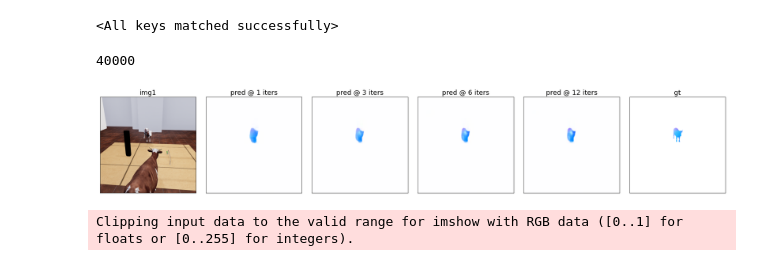
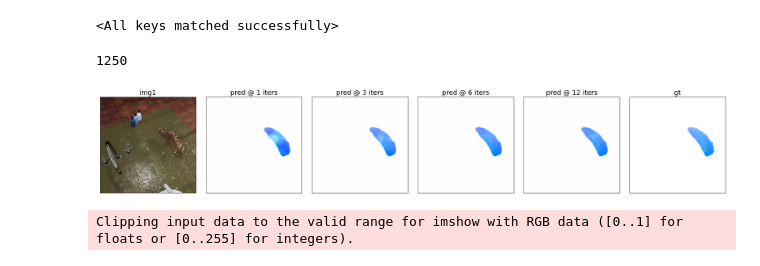
Before and after one commit to neuroailab/RAFT, a Jupyter notebook: notebooks/TDW_dataloading_020522.ipynb, the cells around one changed output. Drawn from its saved outputs; the diff is of its cells as text; code cells hidden in the pictures.

```diff
--- a/notebooks/TDW_dataloading_020522.ipynb
+++ b/notebooks/TDW_dataloading_020522.ipynb
@@ -151,17 +151,17 @@ net.load_state_dict(torch.load(load_path), strict=False)
 # net.eval()
 # %%
 tdw_dataset = raft_datasets.TdwFlowDataset(
-#     root='/data5/dbear/tdw_datasets/playroom_large_v3copy/',
+    root='/data5/dbear/tdw_datasets/playroom_large_v3copy/',
 #     root='/mnt/fs5/dbear/tdw_datasets/primitives_large_v1/',
-    root='/mnt/fs5/dbear/tdw_datasets/playroom_large_v3/',
-#     dataset_names=['model_split_4'],
-    dataset_names=['model_split_%d' % split for split in range(32)],
+#     root='/mnt/fs5/dbear/tdw_datasets/playroom_large_v3/',
+    dataset_names=['model_split_4'],
+#     dataset_names=['model_split_%d' % split for split in range(32)],
     filepattern="*",
     test_filepattern="*"
 )
 print(len(tdw_dataset))
 # %% [output]
-40000
+1250
 # %%
 def viz_raft_prediction(model, dataset, ex=0, iters=[1,12,24]):
     dataset.is_test = False
@@ -192,9 +192,9 @@ def viz_raft_prediction(model, dataset, ex=0, iters=[1,12,24]):
     plt.tight_layout()
     plt.show()
 # %%
-viz_raft_prediction(net, tdw_dataset, ex=4000, iters=[1,3,6,12])
+viz_raft_prediction(net, tdw_dataset, ex=1, iters=[1,3,6,12])
 # %% [output]
-[figure, old version]
+[figure, new version]
 # %%
 def normalize(img):
     return 2.0 * (img / 255.) - 1.0
```
Also changed, not shown: 1 other file.
